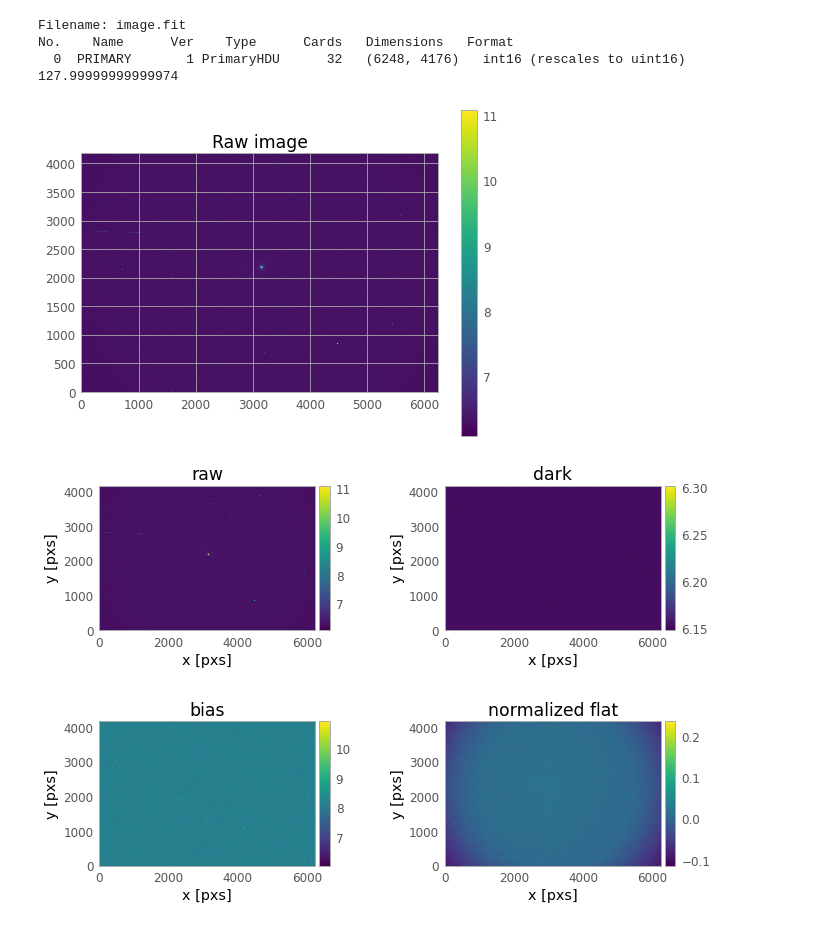
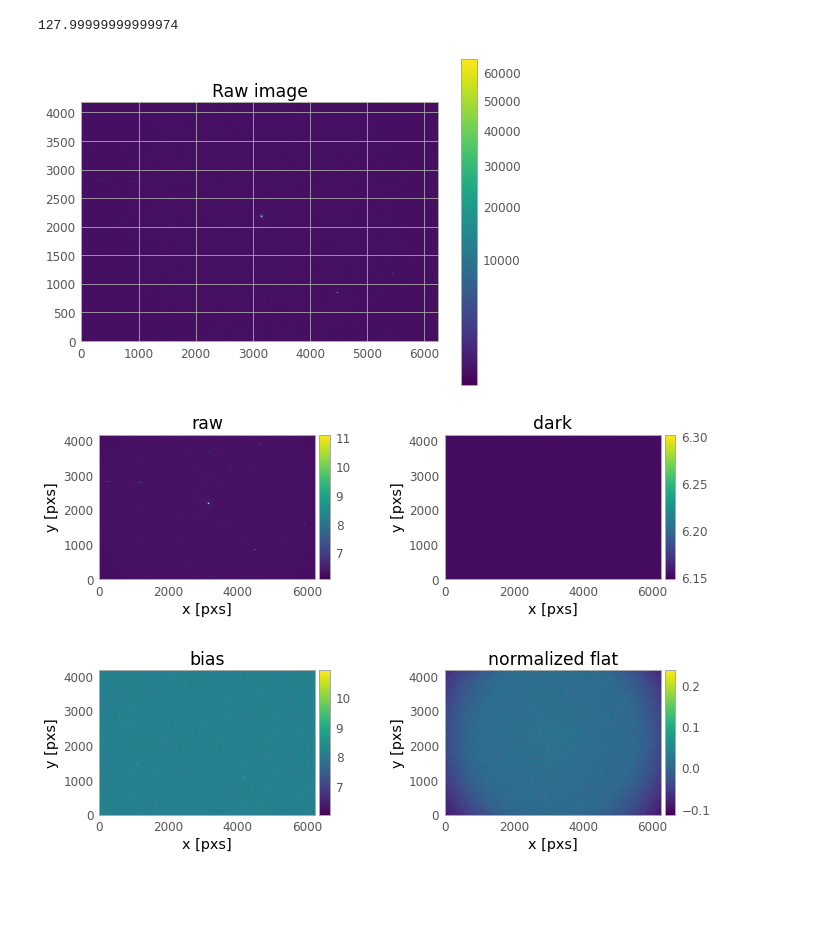
Before and after one commit to SSAEPFL/PSF, a Jupyter notebook: astropy-fits.ipynb, the cells around one changed output. Saved outputs shown, nothing was run; the diff lists cells and outputs as text; code cells hidden in the pictures; blank space fills up the shorter version.

```diff
--- a/astropy-fits.ipynb
+++ b/astropy-fits.ipynb
@@ -17,25 +12,3 @@ from photutils.background import Background2D, MedianBackground
-# %%
-# Opening the images
-from PIL import Image
-hdul = fits.open('image.fit')
-hdul.info()
-
-img = fits.getdata('image2.fit')
-bias = fits.getdata('bias.fit')
-dark = fits.getdata('dark.fit')
-flat = fits.getdata('flat.fit')
-
-tmp = img/np.mean(img) * 128
-im = Image.fromarray(tmp)
-print(np.mean(tmp))
-if im.mode != 'RGB':
-    im = im.convert('RGB')
-im.save("raw.png")
-# %% [output]
-Filename: image.fit
-No.    Name      Ver    Type      Cards   Dimensions   Format
-  0  PRIMARY       1 PrimaryHDU      32   (6248, 4176)   int16 (rescales to uint16)
-127.99999999999974
 # %%
 def calibrate(img, bias, dark, flat):
     """ Image (img) calibration using a bias frame, a dark frame and a flat frame
@@ -89,11 +58,35 @@ flat = averageFolder('flat')
+# %%
+# Opening the images
+from PIL import Image
+
+img = fits.getdata('image2.fit')
+bias = fits.getdata('bias.fit')
+dark = fits.getdata('dark.fit')
+flat = fits.getdata('flat.fit')
+
+# saving the images
+tmp = img/np.mean(img) * 128
+im = Image.fromarray(tmp)
+print(np.mean(tmp))
+if im.mode != 'RGB':
+    im = im.convert('RGB')
+im.save("raw.png")
+
+# Averaging the calibration frames
+bias = averageFolder('bias')
+dark = averageFolder('dark')
+flat = averageFolder('flat')
+# %% [output]
+127.99999999999974
 # %%
 plt.figure()
 plt.title('Raw image')
-plt.imshow(np.log(img), interpolation='none', origin='lower', cmap='viridis')
+norm = ImageNormalize(stretch=SqrtStretch())
+plt.imshow(img, norm=norm, interpolation='none', origin='lower', cmap='viridis')
 plt.colorbar()
 plt.show()
 # %% [output]
-[figure, old version]
+[figure, new version]
 # %%
 # Plotting all images
 fig, axs = plt.subplots(2, 2)
```
Also changed, not shown: parts of 10 cells of this notebook.
